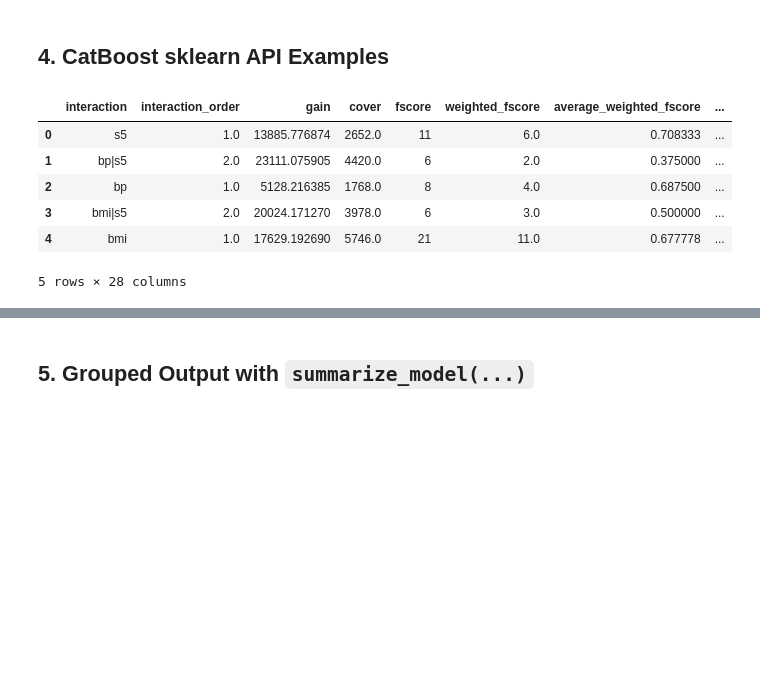
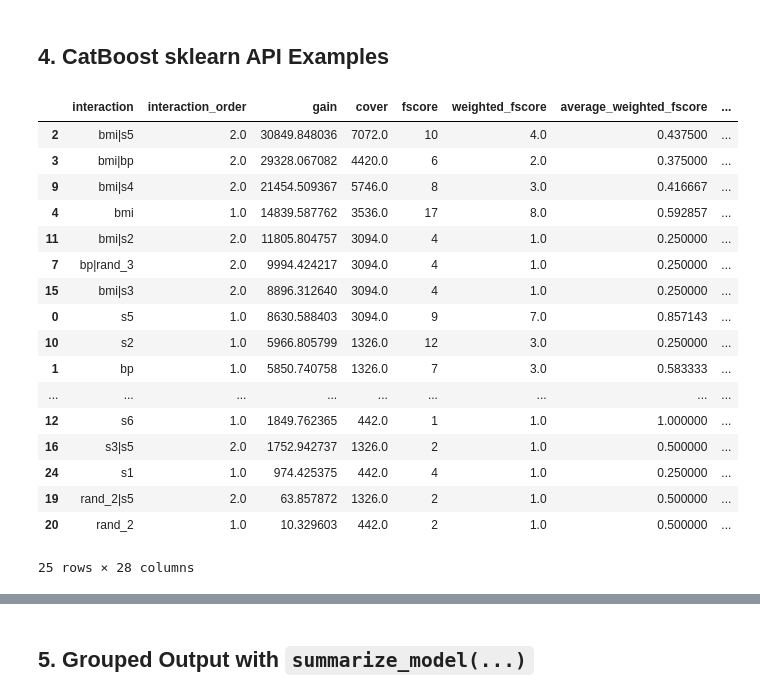
Before and after one commit to mattharrison/treefi, a Jupyter notebook: nbs/sample.ipynb, the cells around one changed output, grey strips where cells are left out. Saved outputs shown, nothing was run; the diff lists cells and outputs as text; code cells hidden in the pictures; blank space fills up the shorter version.

```diff
--- a/nbs/sample.ipynb
+++ b/nbs/sample.ipynb
@@ -19,13 +20,28 @@ import xgboost as xgb
 # %% [markdown]
 ## Data Setup
 # %%
+# set np random seed for reproducibility
+np.random.seed(42)
+
 diabetes = load_diabetes(as_frame=True)
-X_reg = diabetes.frame[diabetes.feature_names]
+X_reg = (diabetes
+    .frame[diabetes.feature_names]
+    .assign(rand_1=lambda df: np.random.normal(size=len(df)),
+    rand_2=lambda df: np.random.normal(size=len(df)),
+    rand_3=lambda df: np.random.normal(size=len(df))
+    )
+)
 y_reg = diabetes.frame[diabetes.target.name]
 
 cancer = load_breast_cancer(as_frame=True)
-X_clf = cancer.frame[cancer.feature_names]
+X_clf = (cancer
+    .frame[cancer.feature_names]
+    .assign(rand_1=lambda df: np.random.normal(size=len(df)),
+    rand_2=lambda df: np.random.normal(size=len(df)),
+    rand_3=lambda df: np.random.normal(size=len(df))
+    )
+)
 y_clf = cancer.frame[cancer.target.name]
 
-X_reg.head()
+X_reg
 # %% [output]
@@ -145,27 +222,40 @@ xgb_clf_interactions.head()
 # %%
 cat_reg = CatBoostRegressor(
     depth=3,
     iterations=10,
     learning_rate=0.1,
     verbose=False,
 )
 cat_reg.fit(X_reg, y_reg)
 
 cat_reg_interactions = treefi.feature_interactions(
     cat_reg,
     max_interaction_depth=1,
     sort_by="interaction",
     top_k=10,
 )
-cat_reg_interactions.head()
+(cat_reg_interactions
+.sort_values("gain", ascending=False)
+)
 # %% [output]
 |  | interaction | interaction_order | gain | cover | fscore | weighted_fscore | average_weighted_fscore | ... |
-| 0 | s5 | 1.0 | 13885.776874 | 2652.0 | 11 | 6.0 | 0.708333 | ... |
-| 1 | bp|s5 | 2.0 | 23111.075905 | 4420.0 | 6 | 2.0 | 0.375000 | ... |
-| 2 | bp | 1.0 | 5128.216385 | 1768.0 | 8 | 4.0 | 0.687500 | ... |
-| 3 | bmi|s5 | 2.0 | 20024.171270 | 3978.0 | 6 | 3.0 | 0.500000 | ... |
-| 4 | bmi | 1.0 | 17629.192690 | 5746.0 | 21 | 11.0 | 0.677778 | ... |
+| 2 | bmi|s5 | 2.0 | 30849.848036 | 7072.0 | 10 | 4.0 | 0.437500 | ... |
+| 3 | bmi|bp | 2.0 | 29328.067082 | 4420.0 | 6 | 2.0 | 0.375000 | ... |
+| 9 | bmi|s4 | 2.0 | 21454.509367 | 5746.0 | 8 | 3.0 | 0.416667 | ... |
+| 4 | bmi | 1.0 | 14839.587762 | 3536.0 | 17 | 8.0 | 0.592857 | ... |
+| 11 | bmi|s2 | 2.0 | 11805.804757 | 3094.0 | 4 | 1.0 | 0.250000 | ... |
+| 7 | bp|rand_3 | 2.0 | 9994.424217 | 3094.0 | 4 | 1.0 | 0.250000 | ... |
+| 15 | bmi|s3 | 2.0 | 8896.312640 | 3094.0 | 4 | 1.0 | 0.250000 | ... |
+| 0 | s5 | 1.0 | 8630.588403 | 3094.0 | 9 | 7.0 | 0.857143 | ... |
+| 10 | s2 | 1.0 | 5966.805799 | 1326.0 | 12 | 3.0 | 0.250000 | ... |
+| 1 | bp | 1.0 | 5850.740758 | 1326.0 | 7 | 3.0 | 0.583333 | ... |
+| ... | ... | ... | ... | ... | ... | ... | ... | ... |
+| 12 | s6 | 1.0 | 1849.762365 | 442.0 | 1 | 1.0 | 1.000000 | ... |
+| 16 | s3|s5 | 2.0 | 1752.942737 | 1326.0 | 2 | 1.0 | 0.500000 | ... |
+| 24 | s1 | 1.0 | 974.425375 | 442.0 | 4 | 1.0 | 0.250000 | ... |
+| 19 | rand_2|s5 | 2.0 | 63.857872 | 1326.0 | 2 | 1.0 | 0.500000 | ... |
+| 20 | rand_2 | 1.0 | 10.329603 | 442.0 | 2 | 1.0 | 0.500000 | ... |
-5 rows × 28 columns
+25 rows × 28 columns
 # %%
 cat_clf = CatBoostClassifier(
     depth=3,
```
Also changed, not shown: parts of 19 cells of this notebook, 19 other files.
